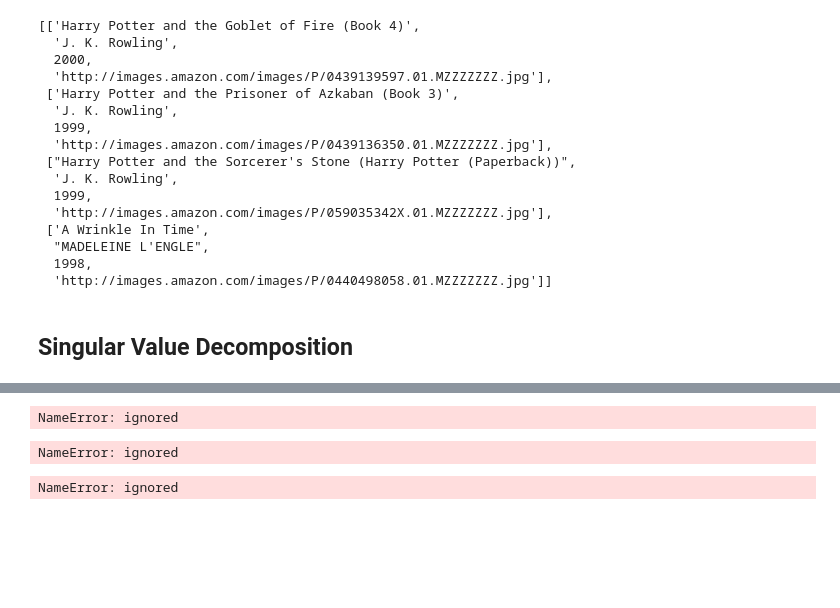
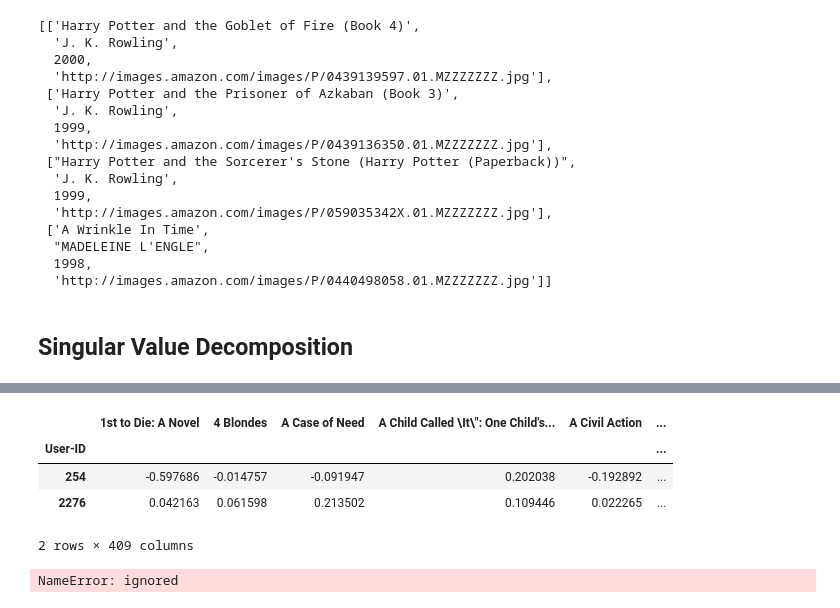
Before and after one commit to Navneet-Nicer/Book-Recommendation-System, a Jupyter notebook: Unsupervised_ML_Book_Recommendation_System.ipynb, the cells around one changed output, grey strips where cells are left out. Cells and saved outputs as stored; diff of their text form; code cells hidden in the pictures; blank space fills up the shorter version.

```diff
--- a/Unsupervised_ML_Book_Recommendation_System.ipynb
+++ b/Unsupervised_ML_Book_Recommendation_System.ipynb
@@ -898,4 +898,4 @@ from scipy.sparse.linalg import svds
 NUMBER_OF_FACTORS_MF = 15
 
 #Performs matrix factorization of the original user item matrix
-U, sigma, Vt = svds(users_items_pivot_matrix, k = NUMBER_OF_FACTORS_MF)
+U, sigma, Vt = svds(pt, k = NUMBER_OF_FACTORS_MF)
@@ -914,9 +924,13 @@ NameError: ignored
 # %%
 #Converting the reconstructed matrix back to a Pandas dataframe
-cf_preds_df = pd.DataFrame(all_user_predicted_ratings, columns = users_items_pivot_matrix_df.columns, index=users_ids).transpose()
+cf_preds_df = pd.DataFrame(all_user_predicted_ratings, columns = pt.columns, index=users_ids).transpose()
 cf_preds_df.head(2)
 # %% [output]
+|  | 1st to Die: A Novel | 4 Blondes | A Case of Need | A Child Called \It\": One Child's... | A Civil Action | ... |
+| User-ID |  |  |  |  |  | ... |
+| 254 | -0.597686 | -0.014757 | -0.091947 | 0.202038 | -0.192892 | ... |
+| 2276 | 0.042163 | 0.061598 | 0.213502 | 0.109446 | 0.022265 | ... |
-NameError: ignored
+2 rows × 409 columns
 # %%
 class CFRecommender:
 
@@ -948,8 +962,6 @@ class CFRecommender:
         return recommendations_df
 
 cf_recommender_model = CFRecommender(cf_preds_df, items_df=df_merged_updated)
-# %% [output]
-NameError: ignored
 # %%
 #Indexing by personId to speed up the searches during evaluation
 interactions_full_indexed_df = interactions_full_df.set_index('User-ID')
```
Also changed, not shown: parts of 8 cells of this notebook.
